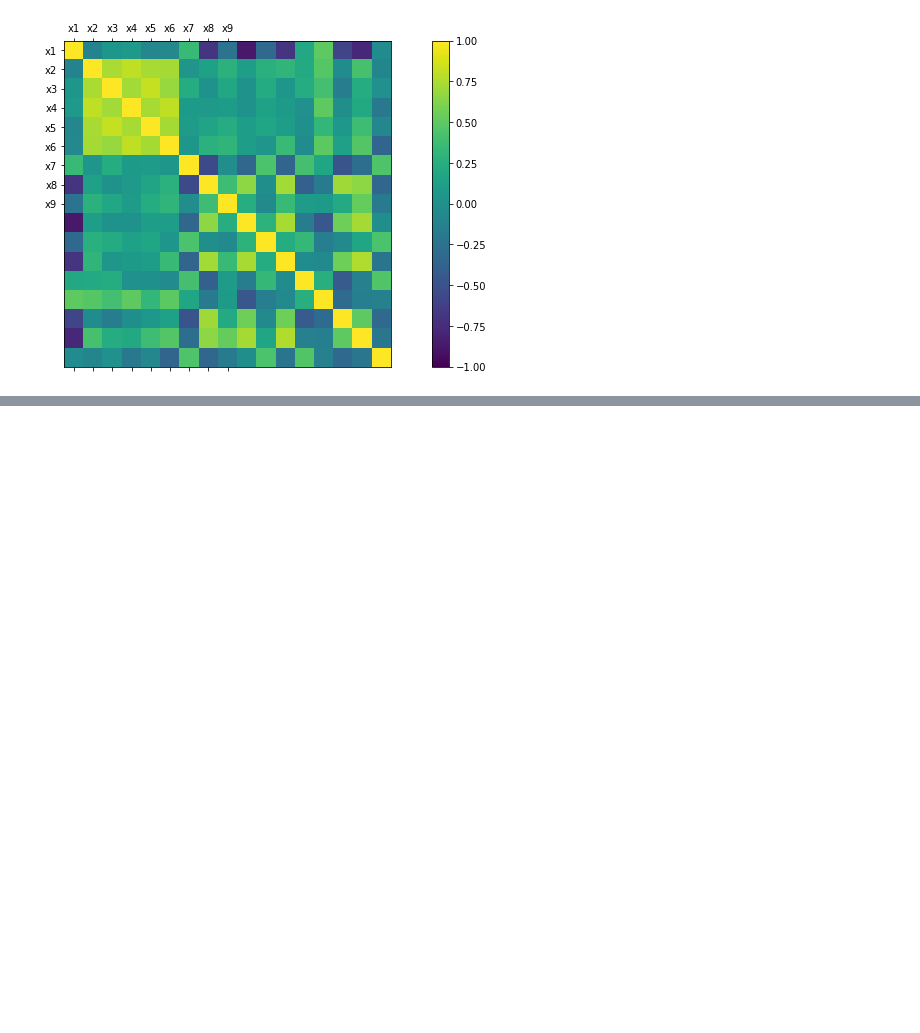
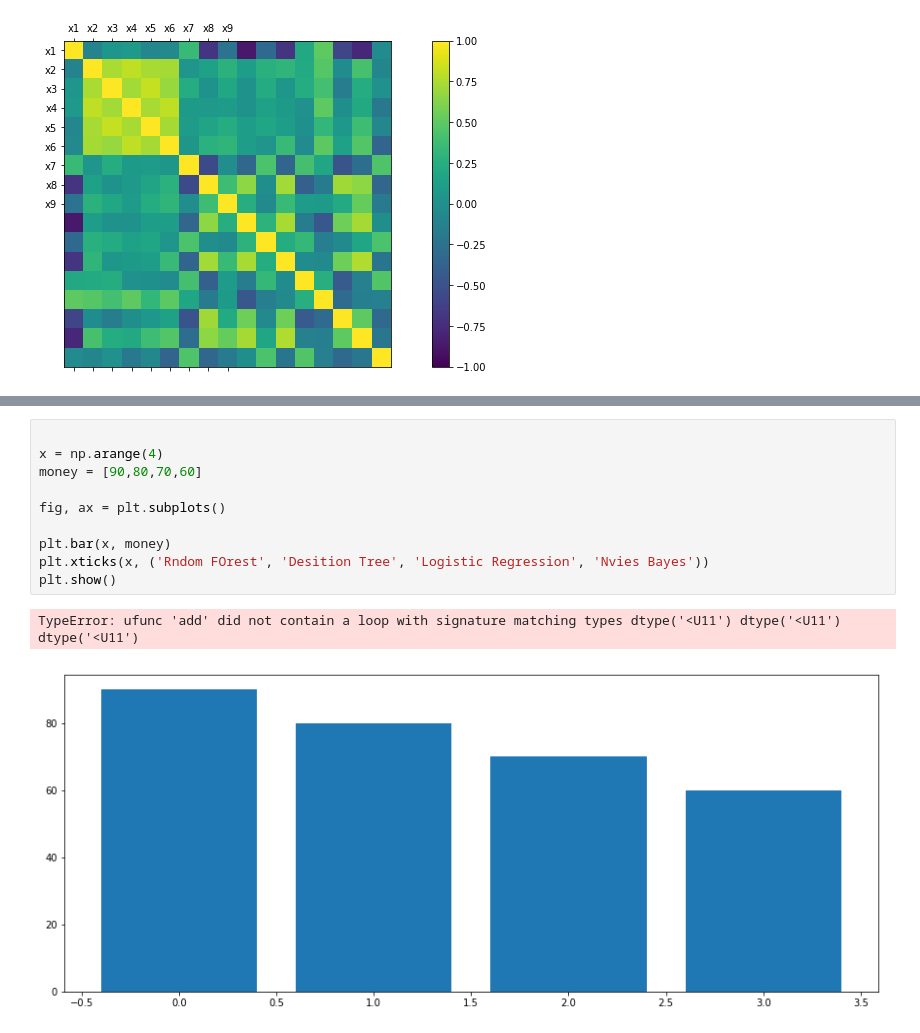
Before and after one commit to cristzelada/Tesis, a Jupyter notebook: Test.ipynb, the cells around one changed output, grey strips where cells are left out. Saved outputs shown, nothing was run; the diff lists cells and outputs as text; blank space fills up the shorter version.

```diff
--- a/Test.ipynb
+++ b/Test.ipynb
@@ -44,0 +50,13 @@ plt.show()
+# %%
+
+x = np.arange(4)
+money = [90,80,70,60]
+
+fig, ax = plt.subplots()
+
+plt.bar(x, money)
+plt.xticks(x, ('Rndom FOrest', 'Desition Tree', 'Logistic Regression', 'Nvies Bayes'))
+plt.show()
+# %% [output]
+TypeError: ufunc 'add' did not contain a loop with signature matching types dtype('<U11') dtype('<U11') dtype('<U11')
+[figure, added]
```
Also changed, not shown: parts of 2 cells of this notebook.
